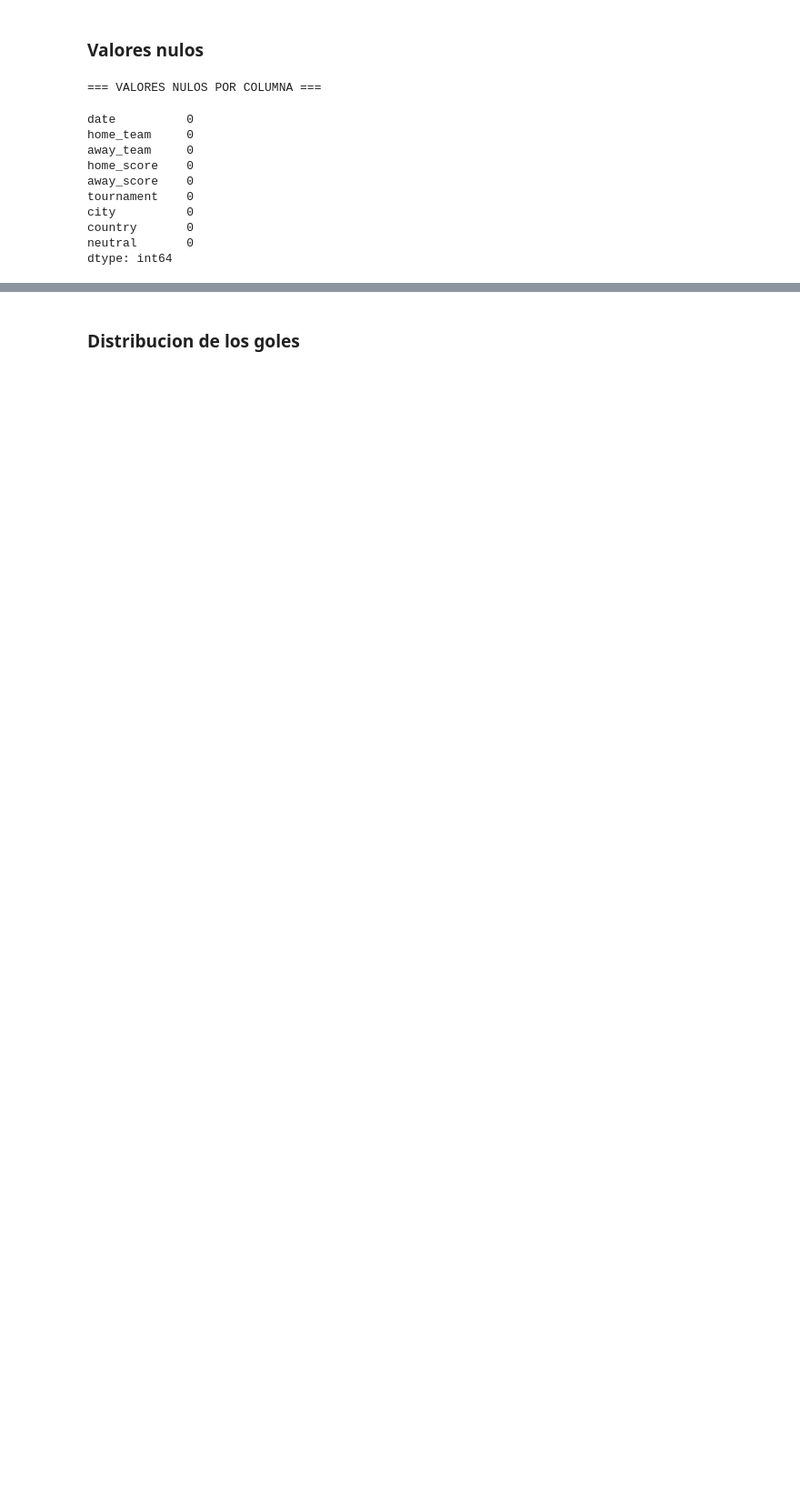
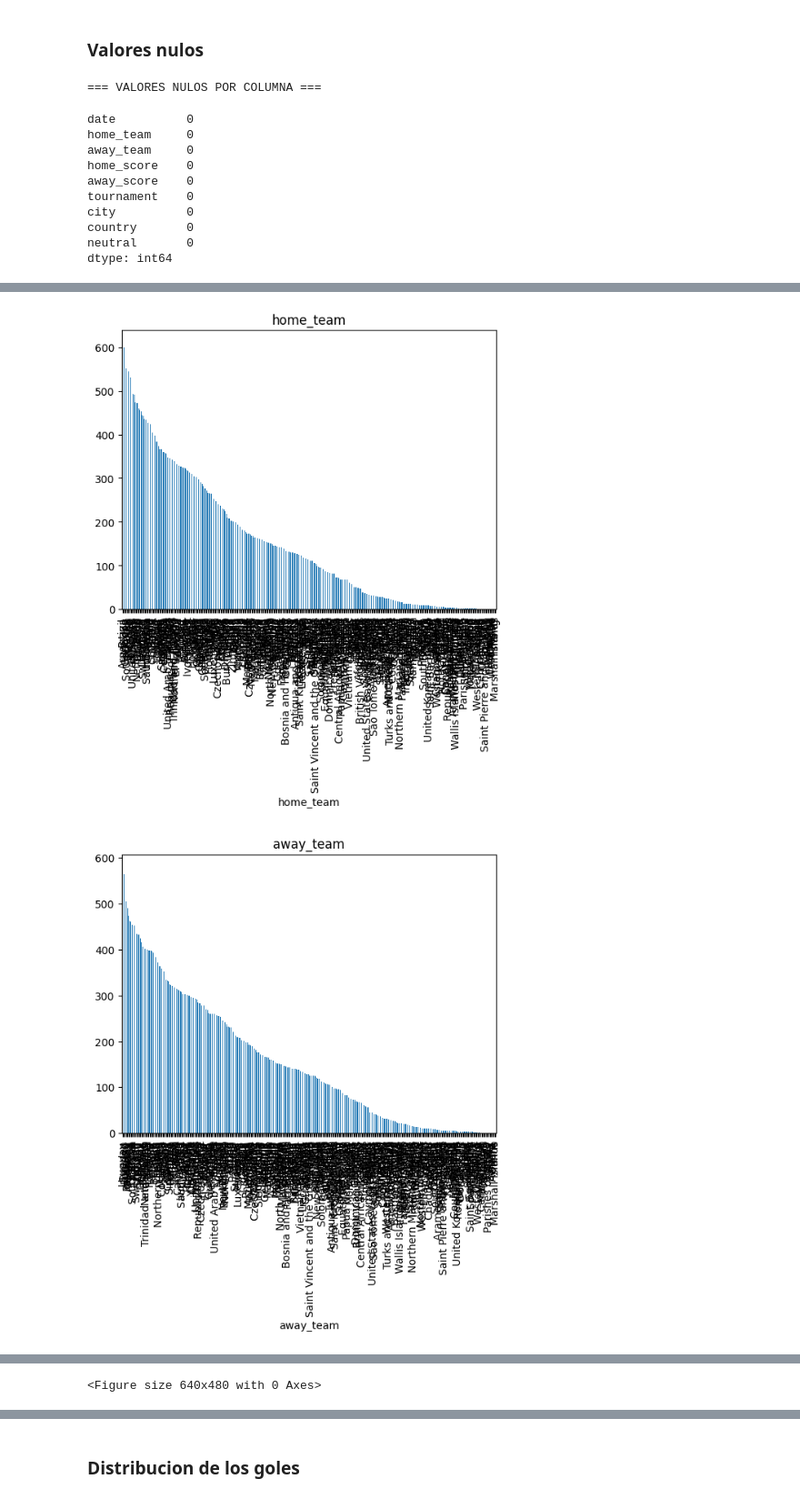
Before and after one commit to Camilin28/ProyectoCienciaDeDatos, a Jupyter notebook: notebooks/preparacion.ipynb, the cells around one changed output, grey strips where cells are left out. Shown: that part at 91% size. Saved outputs shown, nothing was run; the diff lists cells and outputs as text; code cells hidden in the pictures; blank space fills up the shorter version.

```diff
--- a/notebooks/preparacion.ipynb
+++ b/notebooks/preparacion.ipynb
@@ -166,0 +221,10 @@ dtype: int64
+# %%
+#distribución de una variable categórica
+for col in df.select_dtypes(include='object'):
+    df[col].value_counts().plot(kind='bar')
+    plt.title(col)
+    plt.show()
+    plt.clf()
+# %% [output]
+[figure, added]
+[figure, added]
@@ -166,0 +234 @@ dtype: int64
+<Figure size 640x480 with 0 Axes>
```
Also changed, not shown: parts of 18 cells of this notebook.
